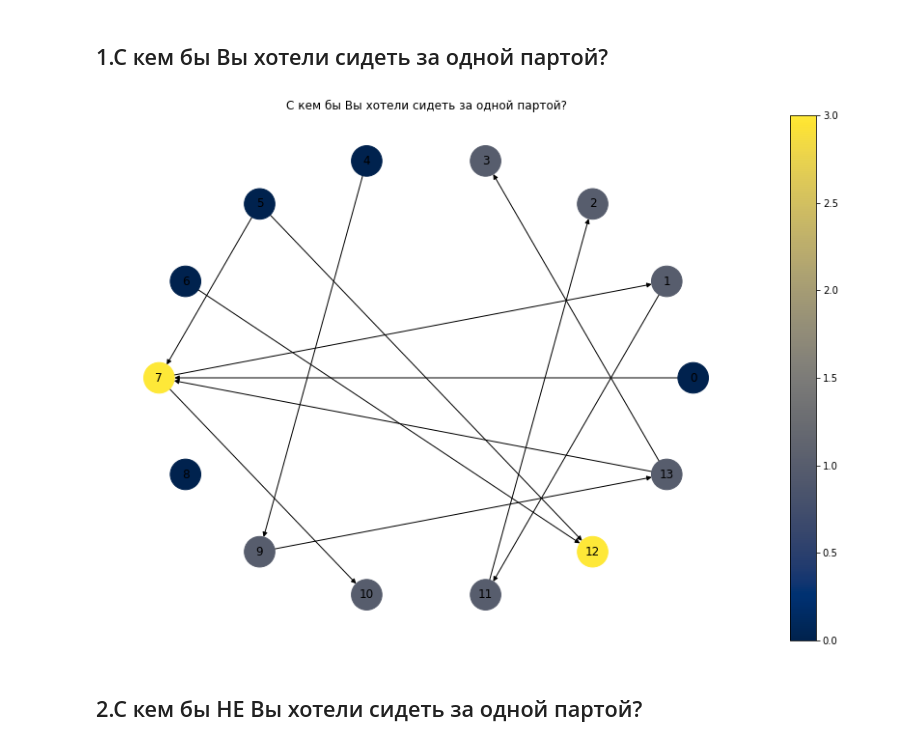
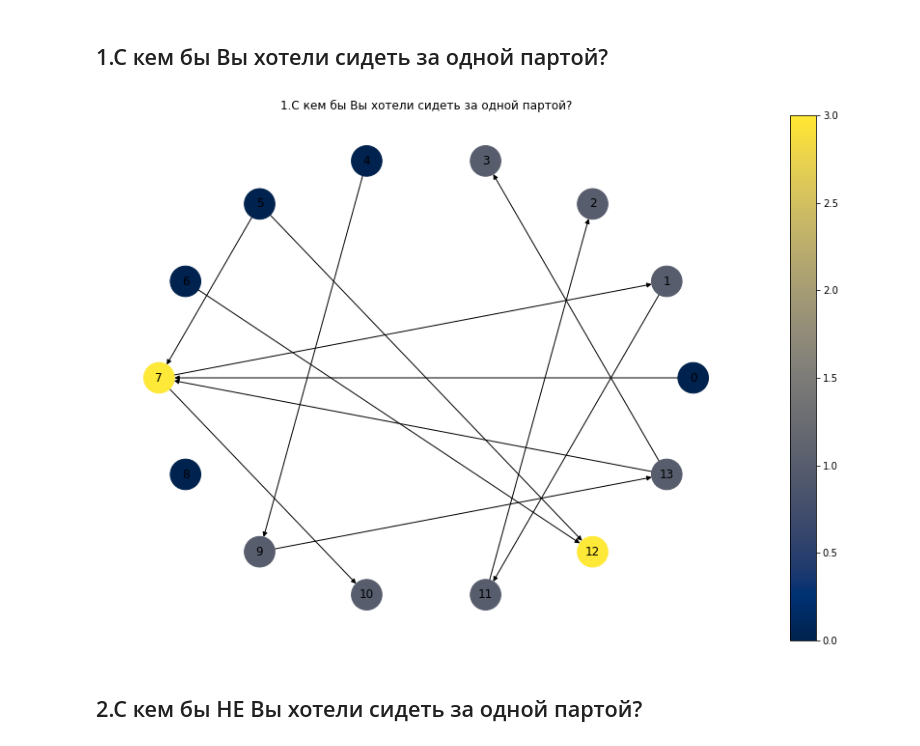
Before and after one commit to aptmess/pm.socio, a Jupyter notebook: code/socio.ipynb, the cells around one changed output. Drawn from its saved outputs; the diff is of its cells as text; code cells hidden in the pictures.

Commit message:
add function of visualisation

```diff
--- a/code/socio.ipynb
+++ b/code/socio.ipynb
@@ -89,32 +89,28 @@ question_1
 | + | 0.0 | 1.0 | 1.0 | 1.0 | 0.0 | 0.0 | 0.0 | 3.0 | 0.0 | 1.0 | 1.0 | ... |
 | - | 2.0 | 3.0 | 1.0 | 2.0 | 3.0 | 3.0 | 1.0 | 4.0 | 2.0 | 3.0 | 1.0 | ... |
 | in | 2.0 | 4.0 | 2.0 | 3.0 | 3.0 | 3.0 | 1.0 | 7.0 | 2.0 | 4.0 | 2.0 | ... |
+# %%
+def visualisation(table,name):
+    cmap  = plt.cm.cividis
+    plt.figure(figsize=(15, 10))
+    plt.title(description.loc[name][0])
+    G = nx.DiGraph(np.array(table))
+    values =list(table.sum(axis=0)[0:14].to_dict().values())
+    #nx.draw_networkx_labels(G,pos=nx.shell_layout(G),labels = dictir)
+    nc = nx.draw(G, pos=nx.shell_layout(G), with_labels=True, \
+             node_color= values, node_size=1000, cmap=cmap,\
+            vmin = min(values),vmax = max(values))
+
+    sm = plt.cm.ScalarMappable(cmap=cmap, norm=plt.Normalize(vmin = min(values), vmax=max(values)))
+    sm._A = []
+    plt.colorbar(sm)
+
+    plt.show()
 # %% [markdown]
 ## 1.С кем бы Вы хотели сидеть за одной партой?
-# %%
-cmap  = plt.cm.cividis
-from random import random
-plt.figure(figsize=(15, 10))
-plt.title('С кем бы Вы хотели сидеть за одной партой?')
-G = nx.DiGraph(np.array(M1))
-
-values =list(question_1.loc["+"][0:14].to_dict().values())
-#nx.draw_networkx_labels(G,pos=nx.shell_layout(G),labels = dictir)
-nc = nx.draw(G, pos=nx.shell_layout(G), with_labels=True, \
-             node_color= values, node_size=1000, cmap=cmap,\
-            vmin = min(values),vmax = max(values))
-
-sm = plt.cm.ScalarMappable(cmap=cmap, norm=plt.Normalize(vmin = min(values), vmax=max(values)))
-sm._A = []
-plt.colorbar(sm)
-
-
-
-
-
-
-plt.show()
-# %% [output]
-[figure, removed]
+# %%
+visualisation(M1,'M1')
+# %% [output]
+[figure, added]
 # %% [markdown]
 ## 2.С кем бы НЕ Вы хотели сидеть за одной партой?
```
Also changed, not shown: parts of 16 cells of this notebook.
